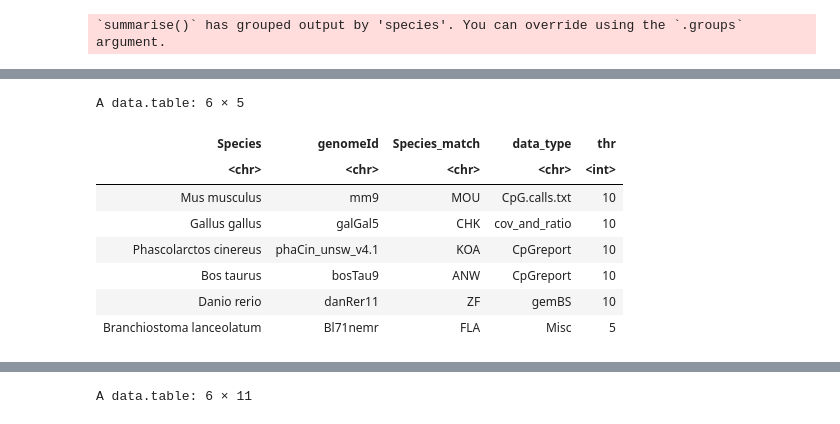
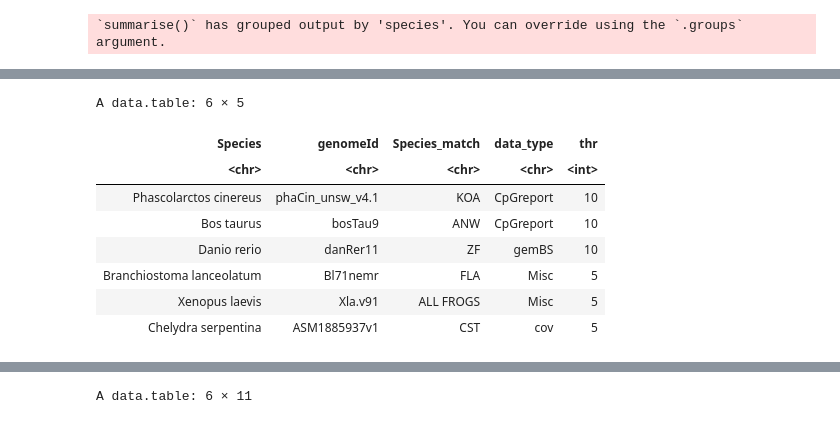
Before and after one commit to epigen/DNAmeth500species, a Jupyter notebook: src/validation/03.4.1_WGBS_prediction_summary.ipynb, the cells around one changed output, grey strips where cells are left out. Drawn from its saved outputs; the diff is of its cells as text; code cells hidden in the pictures.

```diff
--- a/src/validation/03.4.1_WGBS_prediction_summary.ipynb
+++ b/src/validation/03.4.1_WGBS_prediction_summary.ipynb
@@ -138,13 +147,13 @@ A grouped_df: 6 × 4
 | Mus musculus | noRand | 0.7169543 | 0.009860415 |
 # %%
-head(annot_full)
+tail(annot_full)
 # %% [output]
 A data.table: 6 × 5
 | Species | genomeId | Species_match | data_type | thr |
 | <chr> | <chr> | <chr> | <chr> | <int> |
-| Mus musculus | mm9 | MOU | CpG.calls.txt | 10 |
-| Gallus gallus | galGal5 | CHK | cov_and_ratio | 10 |
 | Phascolarctos cinereus | phaCin_unsw_v4.1 | KOA | CpGreport | 10 |
 | Bos taurus | bosTau9 | ANW | CpGreport | 10 |
 | Danio rerio | danRer11 | ZF | gemBS | 10 |
 | Branchiostoma lanceolatum | Bl71nemr | FLA | Misc | 5 |
+| Xenopus laevis | Xla.v91 | ALL FROGS | Misc | 5 |
+| Chelydra serpentina | ASM1885937v1 | CST | cov | 5 |
```
Also changed, not shown: parts of 35 cells of this notebook, 14 other files.
